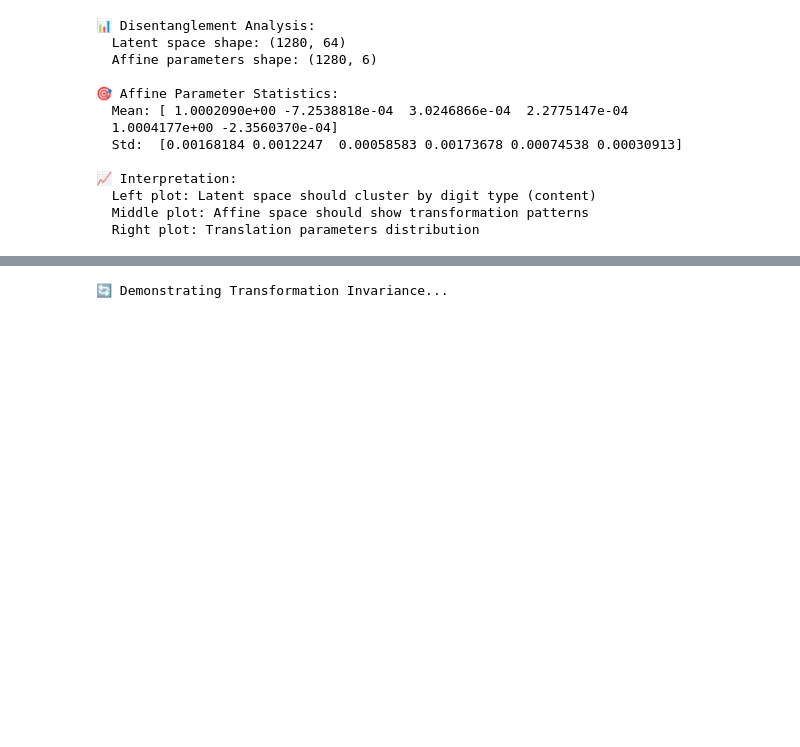
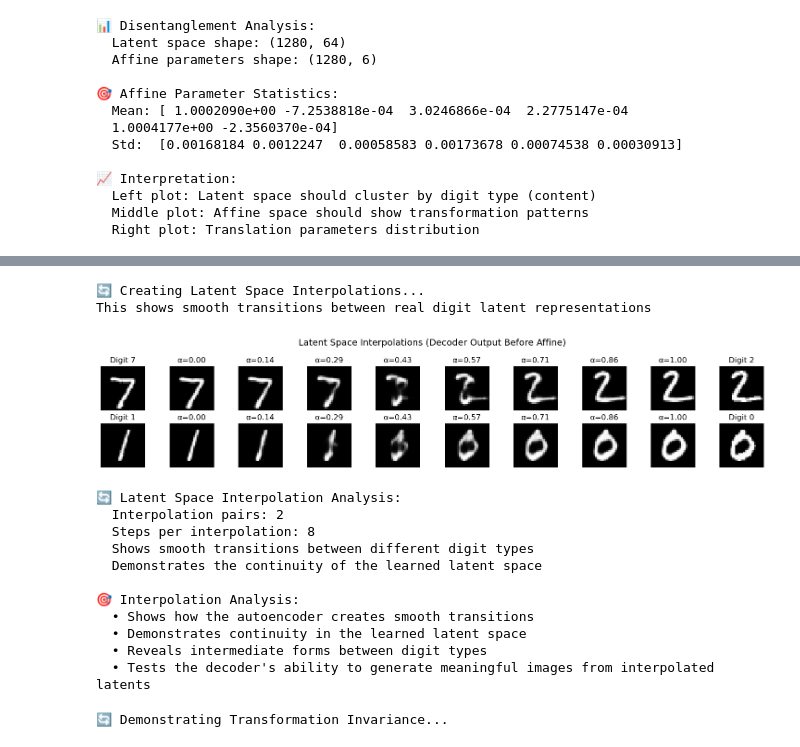
Before and after one commit to amplipy/adversAE, a Jupyter notebook: adversae/vae_training/affine/affine_autoencoder_trainer.ipynb, the cells around one changed output, grey strips where cells are left out. Drawn from its saved outputs; the diff is of its cells as text; code cells hidden in the pictures; blank space fills up the shorter version.

```diff
--- a/adversae/vae_training/affine/affine_autoencoder_trainer.ipynb
+++ b/adversae/vae_training/affine/affine_autoencoder_trainer.ipynb
@@ -112,0 +143,27 @@ Test batches: 157
+# %%
+# Create Structured Model for Visualization
+print("🔧 Creating structured model for visualization...")
+
+# Create the structured model on CPU
+cpu_device = torch.device('cpu')
+model = StructuredAffineInvariantAutoEncoder(
+    content_dim=CONFIG['content_latent_dim'],
+    transform_dim=CONFIG['transform_latent_dim']
+).to(cpu_device)
+
+print(f"Model created on {cpu_device}")
+print(f"Model type: {type(model).__name__}")
+
+# Test the model with a sample
+sample_batch, _ = next(iter(test_loader))
+sample_batch = sample_batch[:2].to(cpu_device)
+
+with torch.no_grad():
+    recon, affine_recon, full_latent, content_latent, transform_latent = model(sample_batch)
+    print(f"✅ Model test successful:")
+    print(f"  Input: {sample_batch.shape}")
+    print(f"  Reconstruction: {recon.shape}")
+    print(f"  Content latent: {content_latent.shape}")
+    print(f"  Transform latent: {transform_latent.shape}")
+
+print("🎯 Ready for structured latent space visualization!")
@@ -356,3 +1303,33 @@ print("  Right plot: Translation parameters distribution")
+# %%
+# 2d. Latent Space Interpolation Between Real Digits
+print("🔄 Creating Latent Space Interpolations...")
+print("This shows smooth transitions between real digit latent representations")
+
+# Create interpolations between different real digits
+visualize_latent_space_interpolation(
+    model, test_loader, cpu_device, num_interpolations=8
+)
+
+print("\n🎯 Interpolation Analysis:")
+print("  • Shows how the autoencoder creates smooth transitions")
+print("  • Demonstrates continuity in the learned latent space")
+print("  • Reveals intermediate forms between digit types")
+print("  • Tests the decoder's ability to generate meaningful images from interpolated latents")
+# %% [output]
+🔄 Creating Latent Space Interpolations...
+This shows smooth transitions between real digit latent representations
+[figure, added]
+🔄 Latent Space Interpolation Analysis:
+  Interpolation pairs: 2
+  Steps per interpolation: 8
+  Shows smooth transitions between different digit types
+  Demonstrates the continuity of the learned latent space
+
+🎯 Interpolation Analysis:
+  • Shows how the autoencoder creates smooth transitions
+  • Demonstrates continuity in the learned latent space
+  • Reveals intermediate forms between digit types
+  • Tests the decoder's ability to generate meaningful images from interpolated latents
 # %%
 # 3. Demonstrate Transformation Invariance
 print("🔄 Demonstrating Transformation Invariance...")
```
Also changed, not shown: parts of 16 cells of this notebook, 2 other files.
